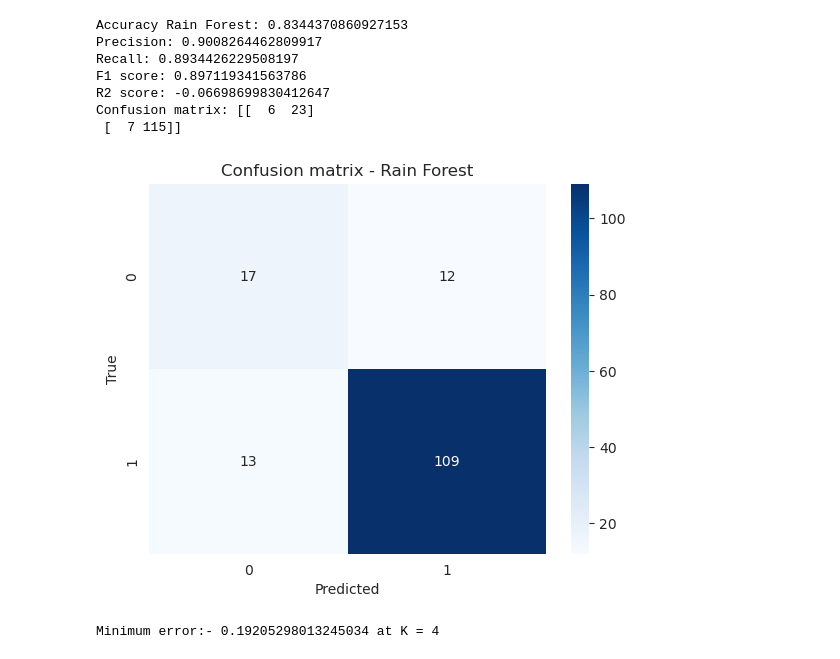
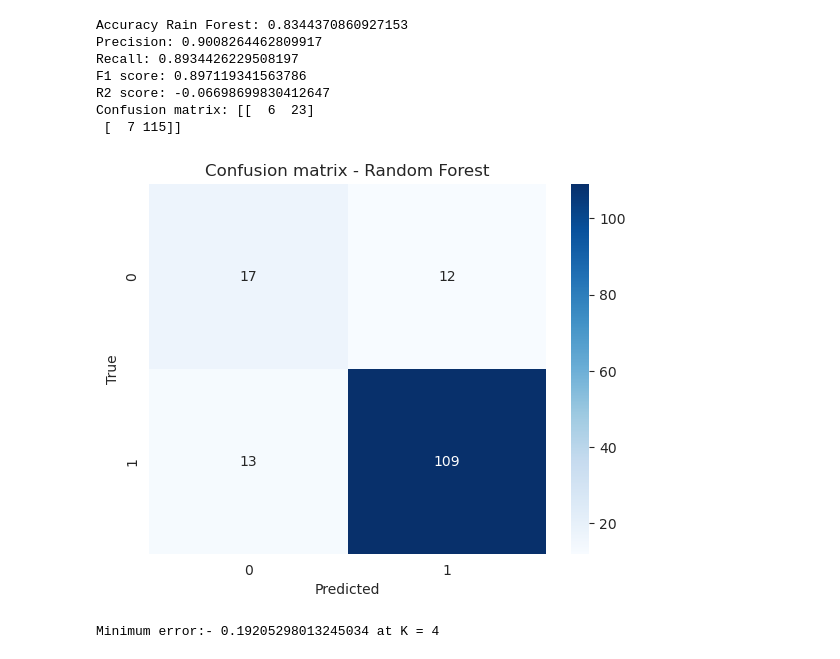
Before and after one commit to pcperera/attrition, a Jupyter notebook: 07 - final-descriptive-feature-engineering-combined.ipynb, the cells around one changed output. Saved outputs shown, nothing was run; the diff lists cells and outputs as text; code cells hidden in the pictures.

```diff
--- a/07 - final-descriptive-feature-engineering-combined.ipynb
+++ b/07 - final-descriptive-feature-engineering-combined.ipynb
@@ -356,12 +356,12 @@ Confusion matrix: [[  6  23]
  [  7 115]]
 # %%
 seaborn.heatmap(rf_confusion_matrix, annot=True, cmap='Blues', fmt='.0f')
-plt.title('Confusion matrix - Rain Forest')
+plt.title('Confusion matrix - Random Forest')
 plt.xlabel('Predicted')
 plt.ylabel('True')
 plt.show()
 # %% [output]
-[figure, old version]
+[figure, new version]
 # %%
 
 error_rate = []
```
Also changed, not shown: parts of 5 cells of this notebook, 2 other files.
